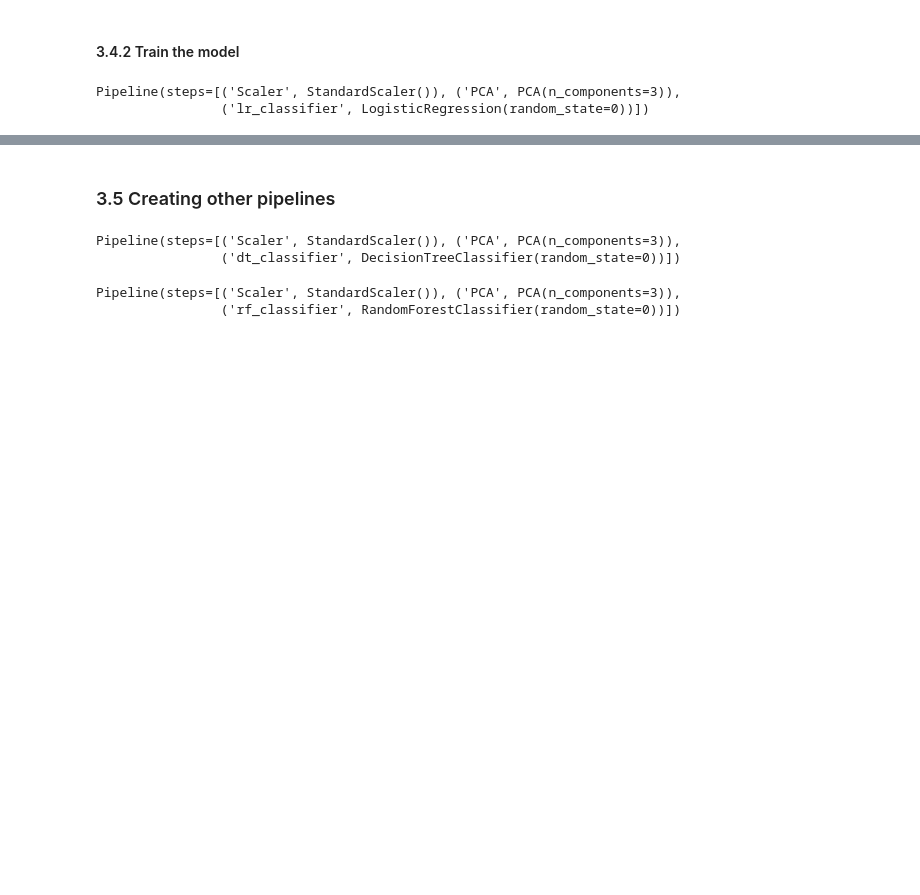
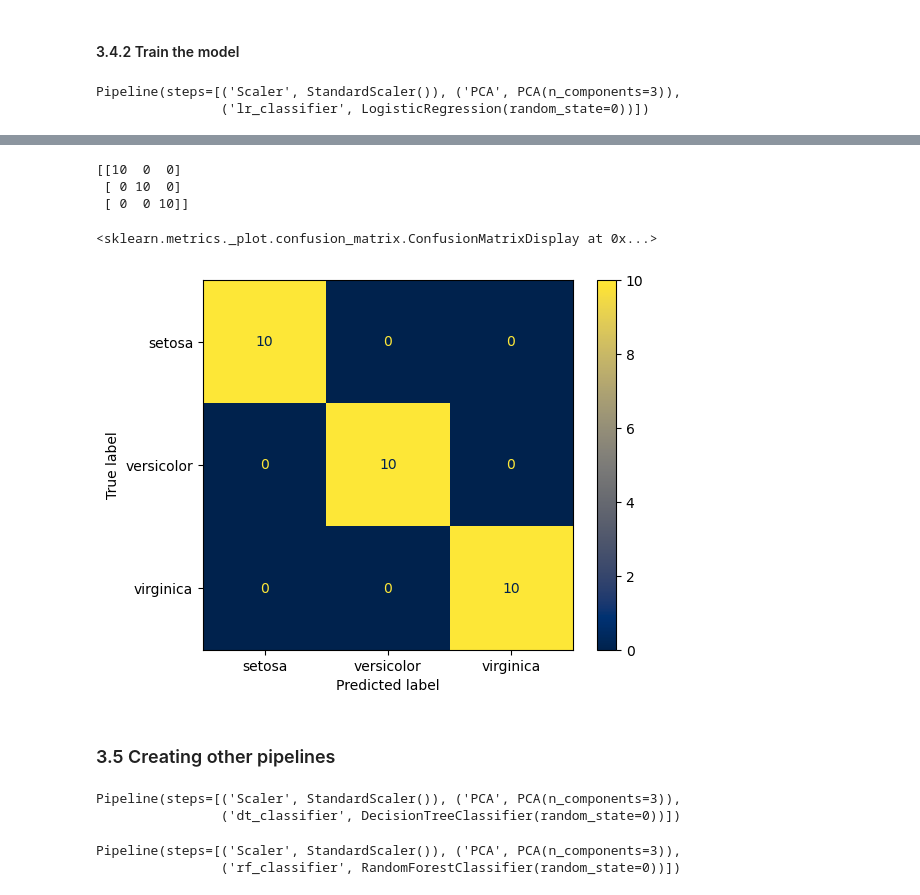
Before and after one commit to bertlem/teaching, a Jupyter notebook: pipeline_1.ipynb, the cells around one changed output, grey strips where cells are left out. Drawn from its saved outputs; the diff is of its cells as text; code cells hidden in the pictures; blank space fills up the shorter version.

```diff
--- a/pipeline_1.ipynb
+++ b/pipeline_1.ipynb
@@ -400,0 +396,4 @@ X_reduced = pca_iris.fit_transform(iris_enc)
+# %%
+iris_y = iris.iloc[:,-1]
+print(iris_y.unique())
+iris_y.head()
@@ -567,3 +587,9 @@ X_train, X_test, y_train, y_test = train_test_split(iris_enc.drop(columns=['spec
+# %%
+from sklearn.model_selection import train_test_split
+X_train, X_test, y_train, y_test = train_test_split(iris_X, iris_y, \
+                                                    test_size=0.2, \
+                                                    stratify=iris_y,
+                                                    random_state=10)
 # %% [markdown]
 #### 3.4.2 Train the model
 # %%
@@ -590,3 +657,16 @@ Model score: 1.0
+# %%
+cm = confusion_matrix(y_test, y_pred)
+print(cm)
+# %% [output]
+[[10  0  0]
+ [ 0 10  0]
+ [ 0  0 10]]
+# %%
+cm_display = ConfusionMatrixDisplay(confusion_matrix=cm, display_labels= ['setosa', 'versicolor', 'virginica'])
+cm_display.plot(cmap='cividis')
+# %% [output]
+<sklearn.metrics._plot.confusion_matrix.ConfusionMatrixDisplay at 0x...>
+[figure, added]
 # %% [markdown]
 ### 3.5 Creating other pipelines
 # %%
```
Also changed, not shown: parts of 50 cells of this notebook.
